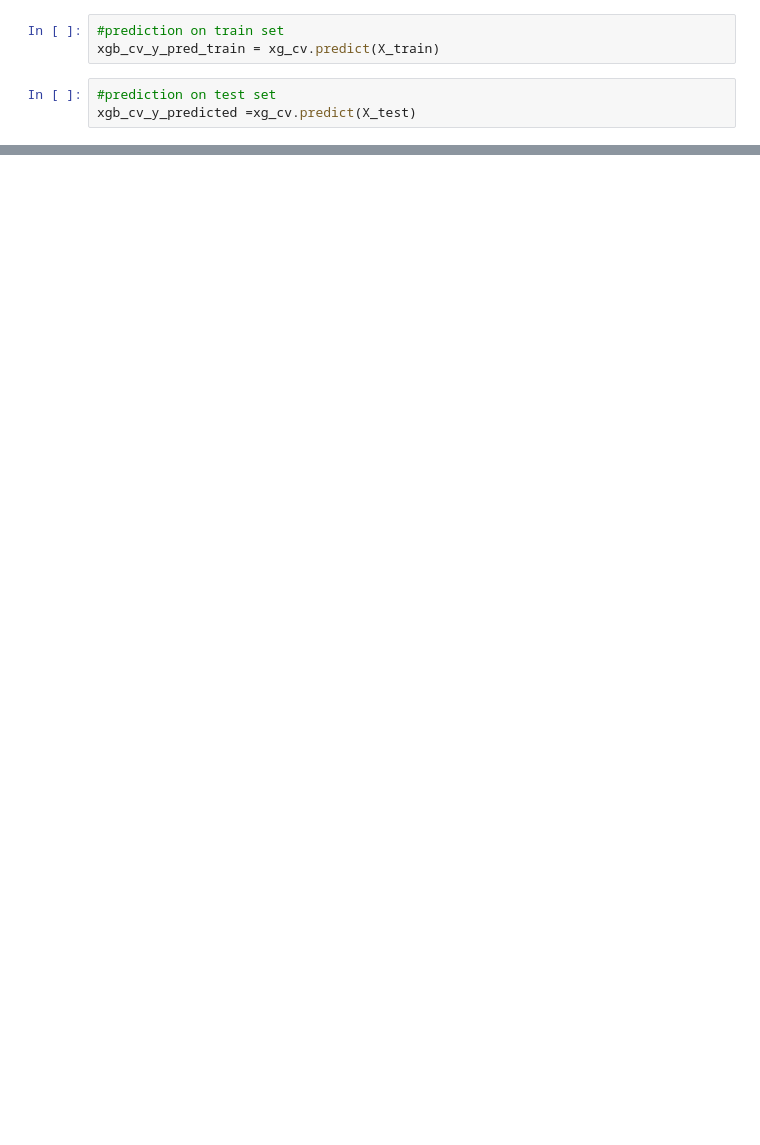
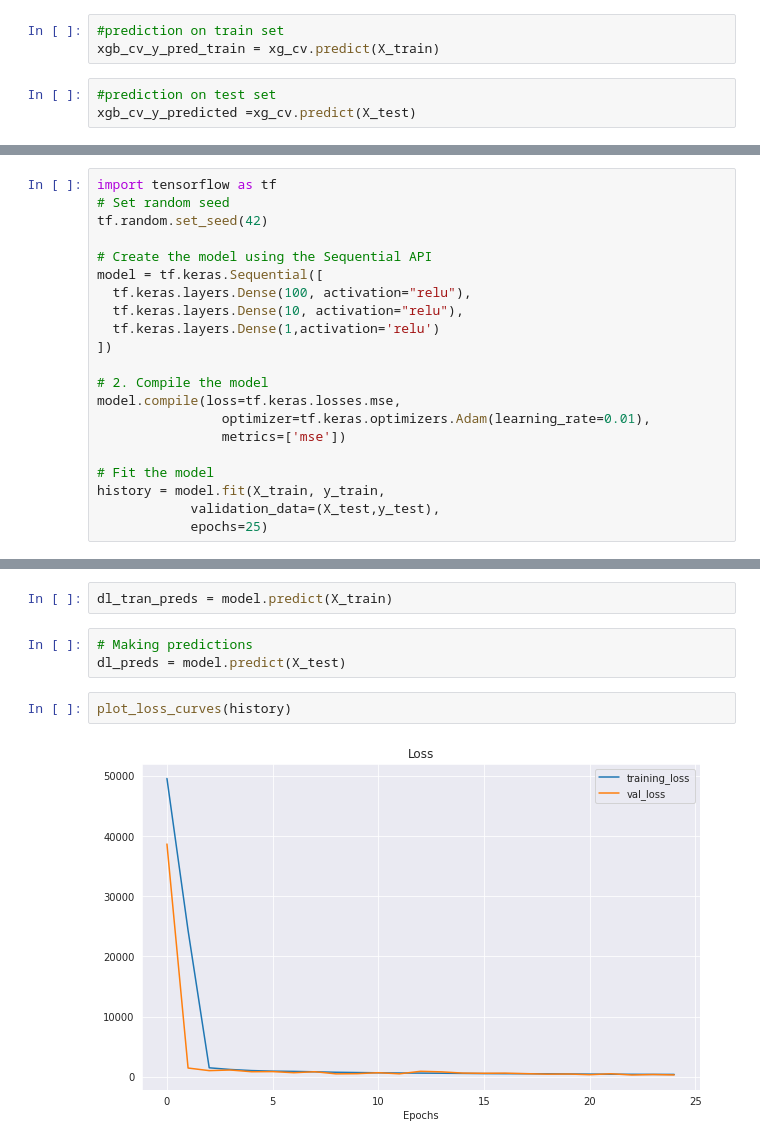
Before and after one commit to pranay2310/NYC-Taxi-Trip-Time-Prediction---Capstone-Project.ipynb, a Jupyter notebook: NYC_Taxi_Trip_Time_Prediction_Capstone_Project.ipynb, the cells around one changed output, grey strips where cells are left out. Cells and saved outputs as stored; diff of their text form; blank space fills up the shorter version.

```diff
--- a/NYC_Taxi_Trip_Time_Prediction_Capstone_Project.ipynb
+++ b/NYC_Taxi_Trip_Time_Prediction_Capstone_Project.ipynb
@@ -1246,0 +1361,21 @@ score_matrix(y_train=y_train, y_pred_train = xgb_cv_y_pred_train, y_test = y_tes
+# %%
+import tensorflow as tf
+# Set random seed
+tf.random.set_seed(42)
+
+# Create the model using the Sequential API
+model = tf.keras.Sequential([
+  tf.keras.layers.Dense(100, activation="relu"),
+  tf.keras.layers.Dense(10, activation="relu"),
+  tf.keras.layers.Dense(1,activation='relu')
+])
+
+# 2. Compile the model
+model.compile(loss=tf.keras.losses.mse,
+                optimizer=tf.keras.optimizers.Adam(learning_rate=0.01),
+                metrics=['mse'])
+
+# Fit the model
+history = model.fit(X_train, y_train,
+            validation_data=(X_test,y_test),
+            epochs=25)
@@ -1246,0 +1400,9 @@ score_matrix(y_train=y_train, y_pred_train = xgb_cv_y_pred_train, y_test = y_tes
+# %%
+dl_tran_preds = model.predict(X_train)
+# %%
+# Making predictions
+dl_preds = model.predict(X_test)
+# %%
+plot_loss_curves(history)
+# %% [output]
+[figure, added]
```
Also changed, not shown: parts of 35 cells of this notebook.
